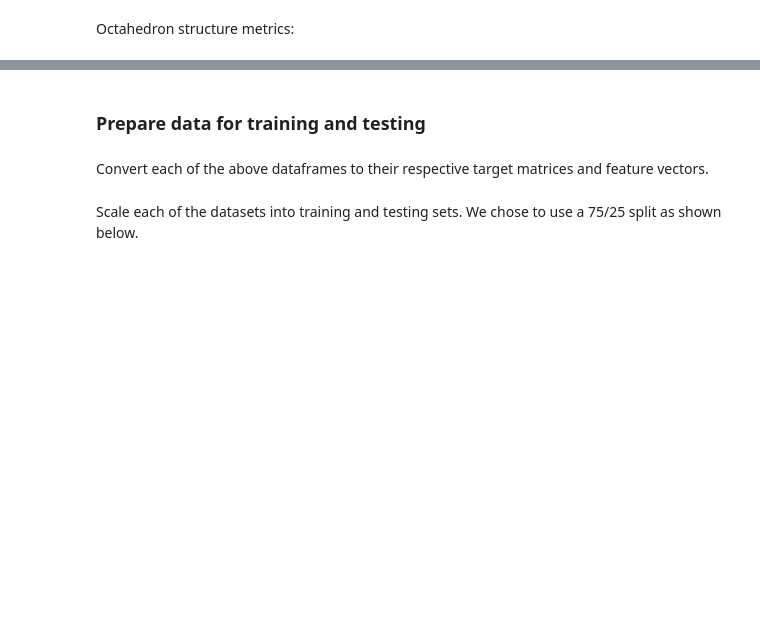
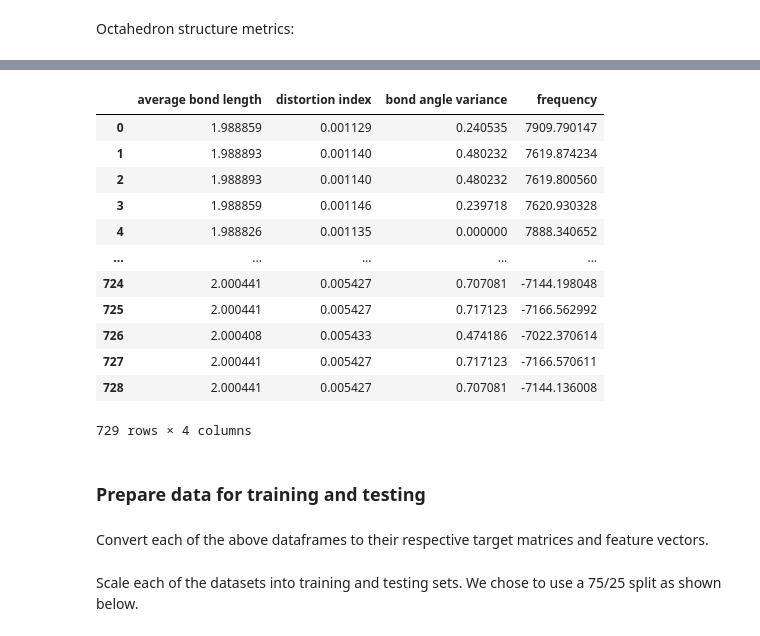
Before and after one commit to zvanfossan/kto-phonon-study, a Jupyter notebook: workflow.ipynb, the cells around one changed output, grey strips where cells are left out. Saved outputs shown, nothing was run; the diff lists cells and outputs as text; code cells hidden in the pictures; blank space fills up the shorter version.

```diff
--- a/workflow.ipynb
+++ b/workflow.ipynb
@@ -54,3 +54,19 @@ print(df2.shape)
+# %%
+df2
+# %% [output]
+|  | average bond length | distortion index | bond angle variance | frequency |
+| 0 | 1.988859 | 0.001129 | 0.240535 | 7909.790147 |
+| 1 | 1.988893 | 0.001140 | 0.480232 | 7619.874234 |
+| 2 | 1.988893 | 0.001140 | 0.480232 | 7619.800560 |
+| 3 | 1.988859 | 0.001146 | 0.239718 | 7620.930328 |
+| 4 | 1.988826 | 0.001135 | 0.000000 | 7888.340652 |
+| ... | ... | ... | ... | ... |
+| 724 | 2.000441 | 0.005427 | 0.707081 | -7144.198048 |
+| 725 | 2.000441 | 0.005427 | 0.717123 | -7166.562992 |
+| 726 | 2.000408 | 0.005433 | 0.474186 | -7022.370614 |
+| 727 | 2.000441 | 0.005427 | 0.717123 | -7166.570611 |
+| 728 | 2.000441 | 0.005427 | 0.707081 | -7144.136008 |
+729 rows × 4 columns
 # %% [markdown]
 ### Prepare data for training and testing
 # %% [markdown]
```
Also changed, not shown: parts of 17 cells of this notebook.
